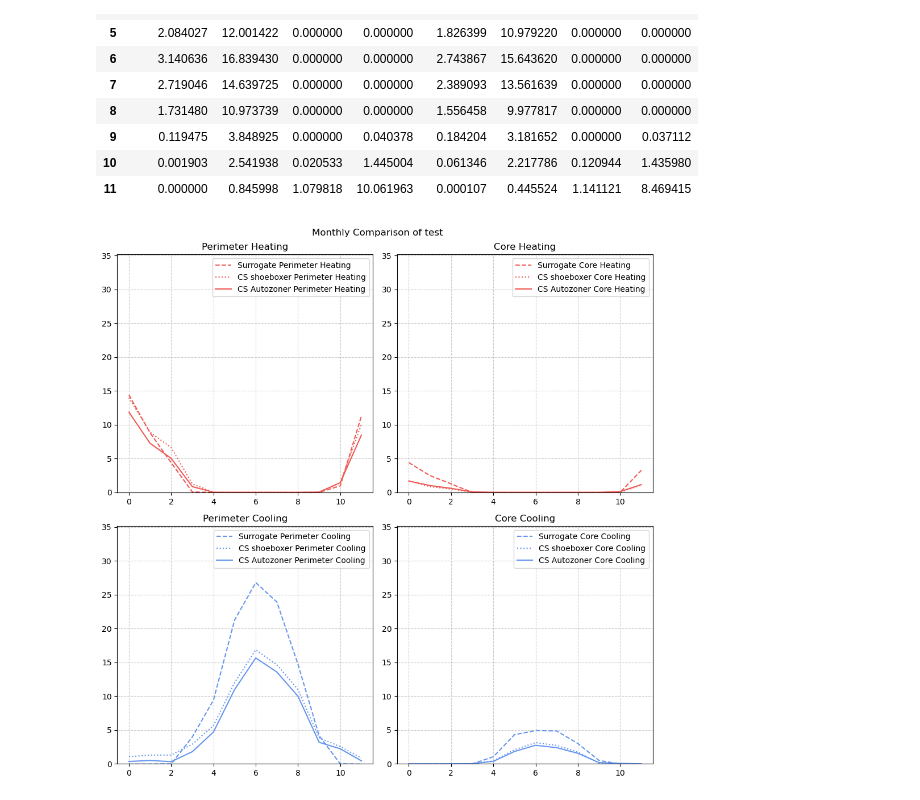
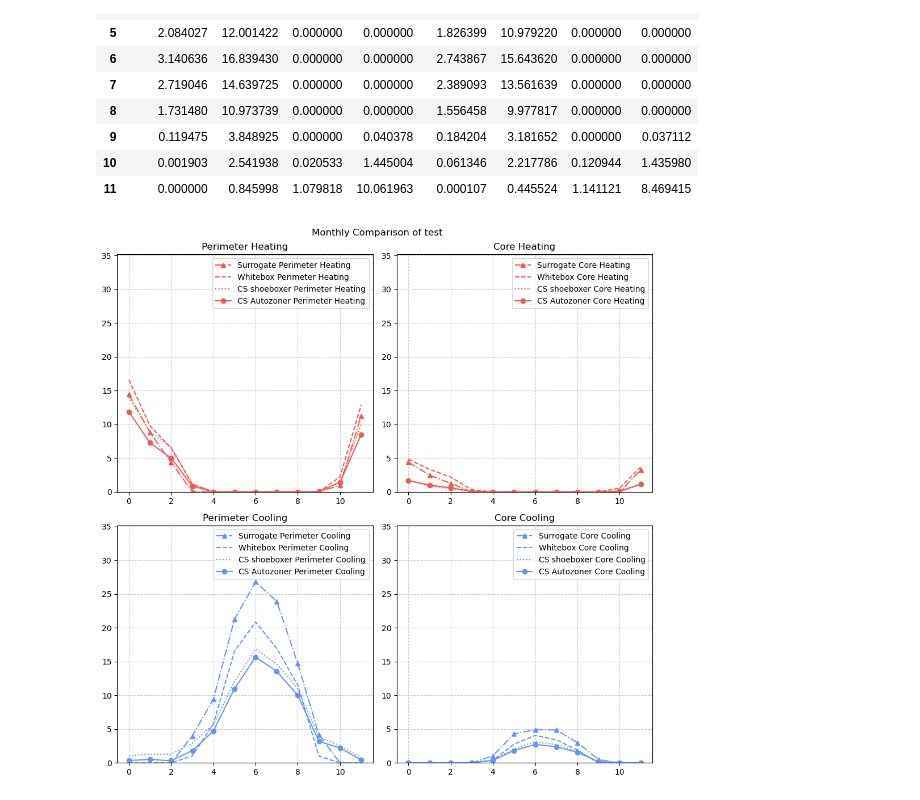
Before and after one commit to szvsw/ml-for-building-energy-modeling, a Jupyter notebook: ml-for-bem/notebooks/cs_autozoner_vs_ml.ipynb, the cells around one changed output. Drawn from its saved outputs; the diff is of its cells as text; code cells hidden in the pictures.

```diff
--- a/ml-for-bem/notebooks/cs_autozoner_vs_ml.ipynb
+++ b/ml-for-bem/notebooks/cs_autozoner_vs_ml.ipynb
@@ -48,9 +74,10 @@ with open(settings_dir, 'r') as f:
 # epw = EPW("/teamspace/uploads/USA_NY_New.York-LaGuardia.AP.725030_TMYx.2004-2018.epw")
 # epw = EPW("C:/ProgramData/Solemma/Common/WeatherData/EPW/USA_CA_Los.Angeles.Intl.AP.722950_TMYx.2004-2018.epw")
 # epw = EPW("C:/ProgramData/Solemma/Common/WeatherData/EPW/USA_MA_Boston-Logan.Intl.AP.725090_TMYx.2004-2018.epw")
-epw = EPW("C:/ProgramData/Solemma/Common/WeatherData/EPW/USA_NY_New.York-LaGuardia.AP.725030_TMYx.2004-2018.epw")
+epw_path = "C:/ProgramData/Solemma/Common/WeatherData/EPW/USA_NY_New.York-LaGuardia.AP.725030_TMYx.2004-2018.epw"
 # epw = EPW("/teamspace/uploads/USA_CA_Los.Angeles.Intl.AP.722950_TMYx.2004-2018.epw")
 # epw = EPW("/teamspace/uploads/USA_MA_Boston-Logan.Intl.AP.725090_TMYx.2004-2018.epw")
+epw = EPW(epw_path)
 climate = extract(epw)
 # %%
 blds_settings = settings_dict["BuildingSettings"]
@@ -143,0 +173,15 @@ c:\Users\zoelh\AppData\Local\anaconda3\envs\ml-for-bem\lib\site-packages\lightni
+# %%
+from shoeboxer.batch import batch_sim, simulate
+# wb_shoebox_results = simulate(
+#     features=features.iloc[0],
+#     timeseries=schedules.squeeze(),
+#     climate=epw_path,
+# )
+
+wb_shoebox_results = batch_sim(
+    features=features,
+    timeseries=schedules.squeeze(),
+    climate=epw_path,
+    parallel=6,
+    psort="name"
+)
@@ -229,30 +342,31 @@ gh_results
 # %%
 ix = -1
 fig, axs = plt.subplots(2,2, figsize=(10,10))
 
 for col, zone in [(0,"Perimeter"), (1,"Core")]:
     for row, end_use, color in [(0, "Heating", "#ef5954"),( 1, "Cooling", "#6595ef" )]:
         axs[row,col].set_title(f"{zone} {end_use}")
-        axs[row,col].plot(shoebox_results[zone][end_use].values[ix], "--", label=f"Surrogate {zone} {end_use}", color=color)
+        axs[row,col].plot(shoebox_results[zone][end_use].values[ix], "^-.", label=f"Surrogate {zone} {end_use}", color=color)
+        axs[row,col].plot(wb_shoebox_results[zone][end_use].values[ix], "--", label=f"Whitebox {zone} {end_use}", color=color)
         axs[row,col].plot(gh_results.CSshoeboxer[end_use][zone], ":", label=f"CS shoeboxer {zone} {end_use}", color=color)
-        axs[row,col].plot(gh_results.Autozoner[end_use][zone], label=f"CS Autozoner {zone} {end_use}", color=color)
+        axs[row,col].plot(gh_results.Autozoner[end_use][zone], "o-", label=f"CS Autozoner {zone} {end_use}", color=color)
         # legend
         axs[row,col].legend()
 fig.tight_layout()
 
 absolute_max = max(axs[0, 0].get_ylim()[1], axs[1, 0].get_ylim()[1])
 grid_size = 5
 while absolute_max / grid_size > 20:
     grid_size += 5
 for i in range(2):
     axs[0, i].yaxis.set_major_locator(MultipleLocator(grid_size))
     axs[0, i].grid(which='major', color='#CCCCCC', linestyle='--')
     axs[1, i].yaxis.set_major_locator(MultipleLocator(grid_size))
     axs[1, i].grid(which='major', color='#CCCCCC', linestyle='--')
     axs[0, i].set_ylim([0,1.25*absolute_max])
     axs[1, i].set_ylim([0,1.25*absolute_max])
 plt.legend()
 plt.suptitle(f"Monthly Comparison of {name}")
 fig.tight_layout()
 # %% [output]
-[figure, old version]
+[figure, new version]
```
Also changed, not shown: parts of 6 cells of this notebook, 3 other files.
